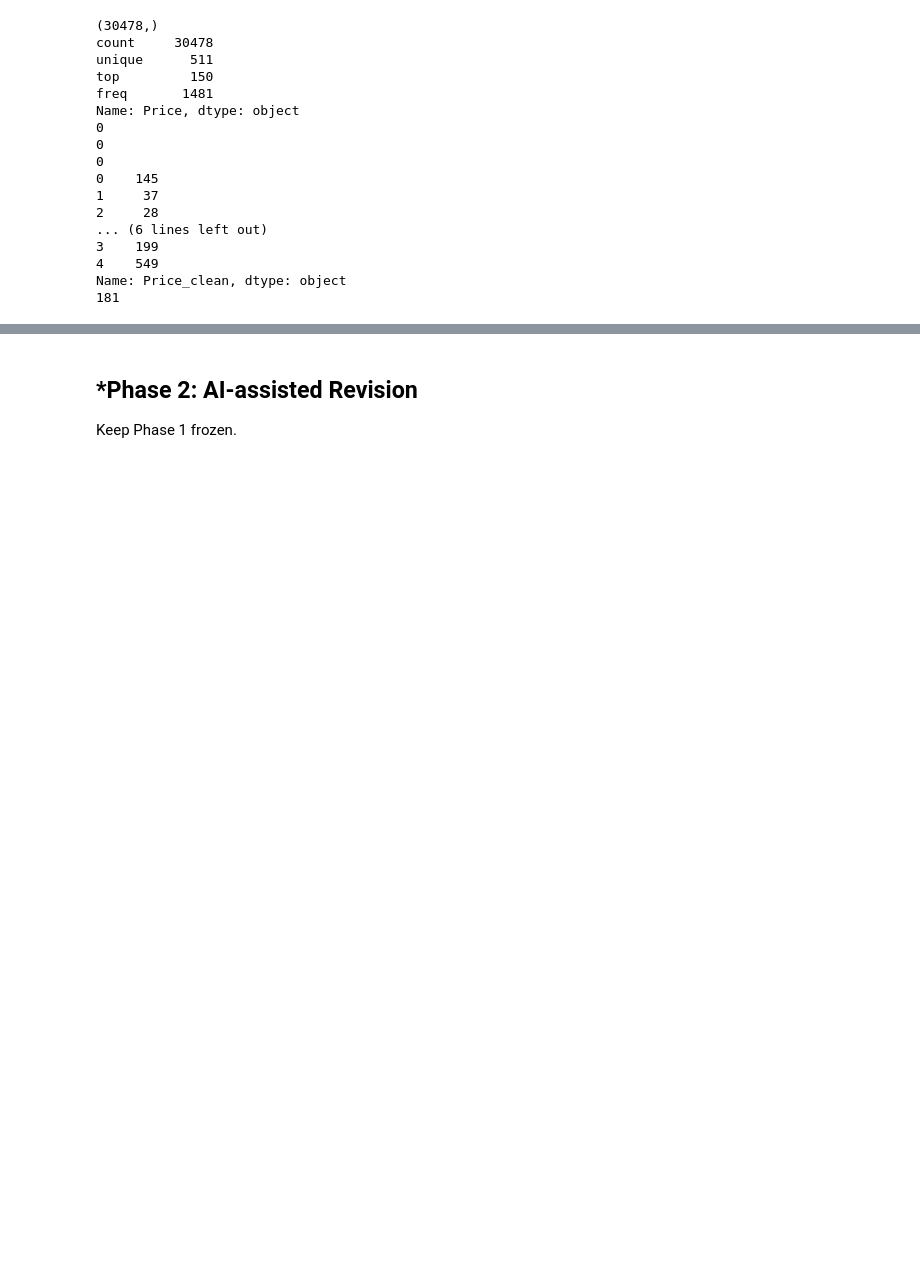
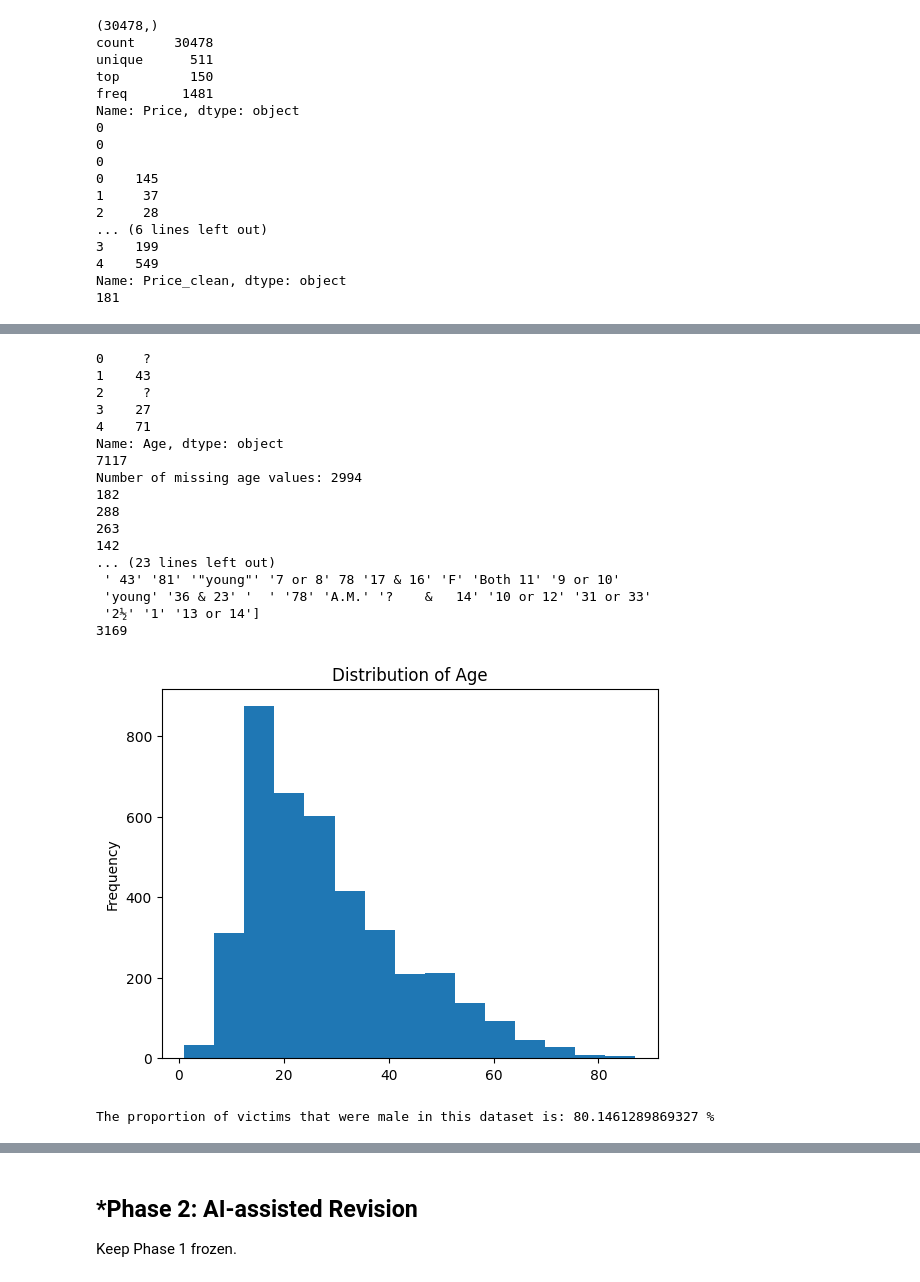
Before and after one commit to Matthew-Calvario/A01-data-wrangling, a Jupyter notebook: notebook.ipynb, the cells around one changed output, grey strips where cells are left out. Saved outputs shown, nothing was run; the diff lists cells and outputs as text; code cells hidden in the pictures; blank space fills up the shorter version.

```diff
--- a/notebook.ipynb
+++ b/notebook.ipynb
@@ -166,0 +196,59 @@ KeyError: 'year'
+# %%
+import matplotlib.pyplot as plt
+
+# 2.4 Clean Age variable
+
+print(df_shark['Age'].head())
+print(len(df_shark['Age']))
+print(f'Number of missing age values: {df_shark['Age'].isna().sum()}')
+
+# Check if Age variable has concentrated areas of missing values
+
+print(Year_range_1['Age'].isna().sum())
+print(Year_range_2['Age'].isna().sum())
+print(Year_range_3['Age'].isna().sum())
+print(Year_range_4['Age'].isna().sum())
+print(Year_range_5['Age'].isna().sum())
+print(Year_range_6['Age'].isna().sum())
+print(Year_range_7['Age'].isna().sum())
+print(Year_range_8['Age'].isna().sum())
+
+# Missingness seems to be proportial to amount missing per decade, so no concentrated areas
+
+# For phase 1, replace all weirdly formatted options with NaNs, then proceed with median imputation
+print(df_shark['Age'].unique())
+df_shark['Age_clean'] = pd.to_numeric(df_shark['Age'], errors='coerce')
+print(df_shark['Age_clean'].isna().sum())
+df_shark['Age_clean'].fillna(
+    df_shark['Age_clean'].median()
+)
+
+df_shark['Age_clean'].plot(kind='hist', bins=15)
+plt.title('Distribution of Age')
+plt.show()
+# %% [output]
+0     ?
+1    43
+2     ?
+3    27
+4    71
+Name: Age, dtype: object
+7117
+Number of missing age values: 2994
+182
+288
+263
+142
+... (23 lines left out)
+ ' 43' '81' '"young"' '7 or 8' 78 '17 & 16' 'F' 'Both 11' '9 or 10'
+ 'young' '36 & 23' '  ' '78' 'A.M.' '?    &   14' '10 or 12' '31 or 33'
+ '2½' '1' '13 or 14']
+3169
+[figure, added]
+# %%
+# 2.5 Proportion that are male
+
+proportion_male_victims = (len(df_shark[df_shark['Sex']=='M'])/ len(df_shark))
+print(f'The proportion of victims that were male in this dataset is: {proportion_male_victims} %')
+# %% [output]
+The proportion of victims that were male in this dataset is: 80.1461289869327 %
```
Also changed, not shown: parts of 5 cells of this notebook.
